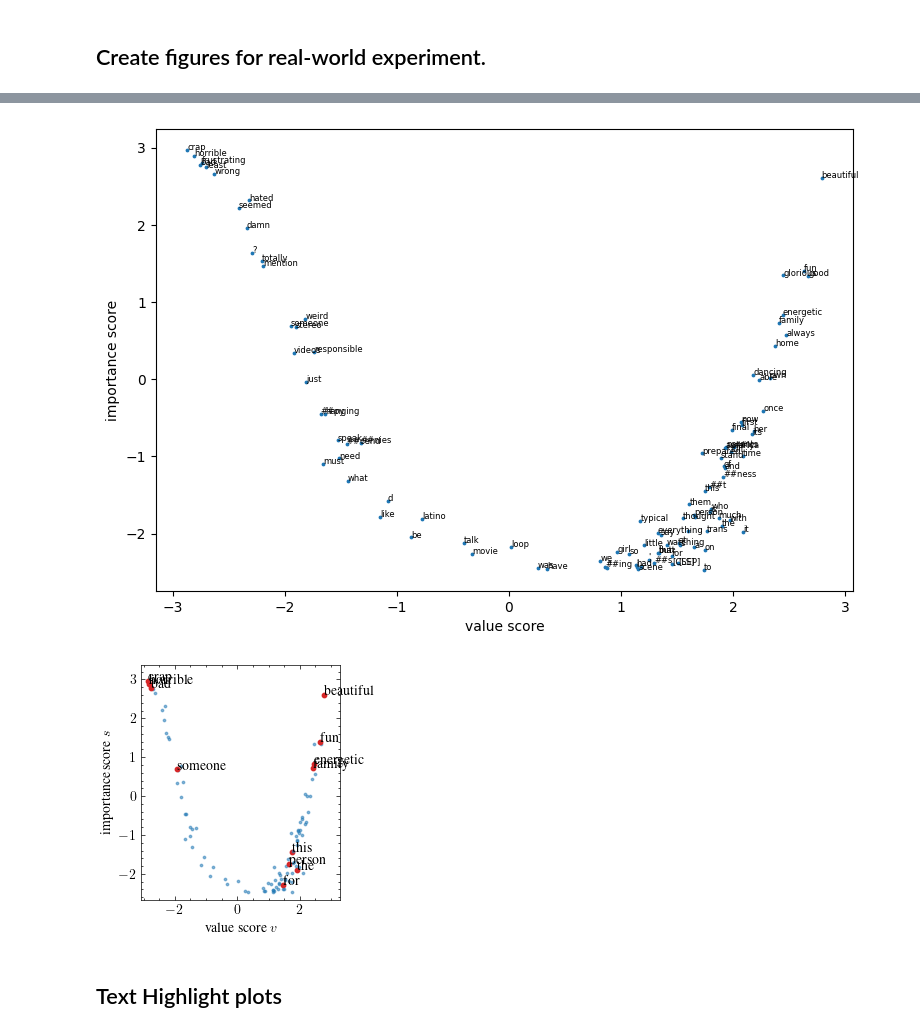
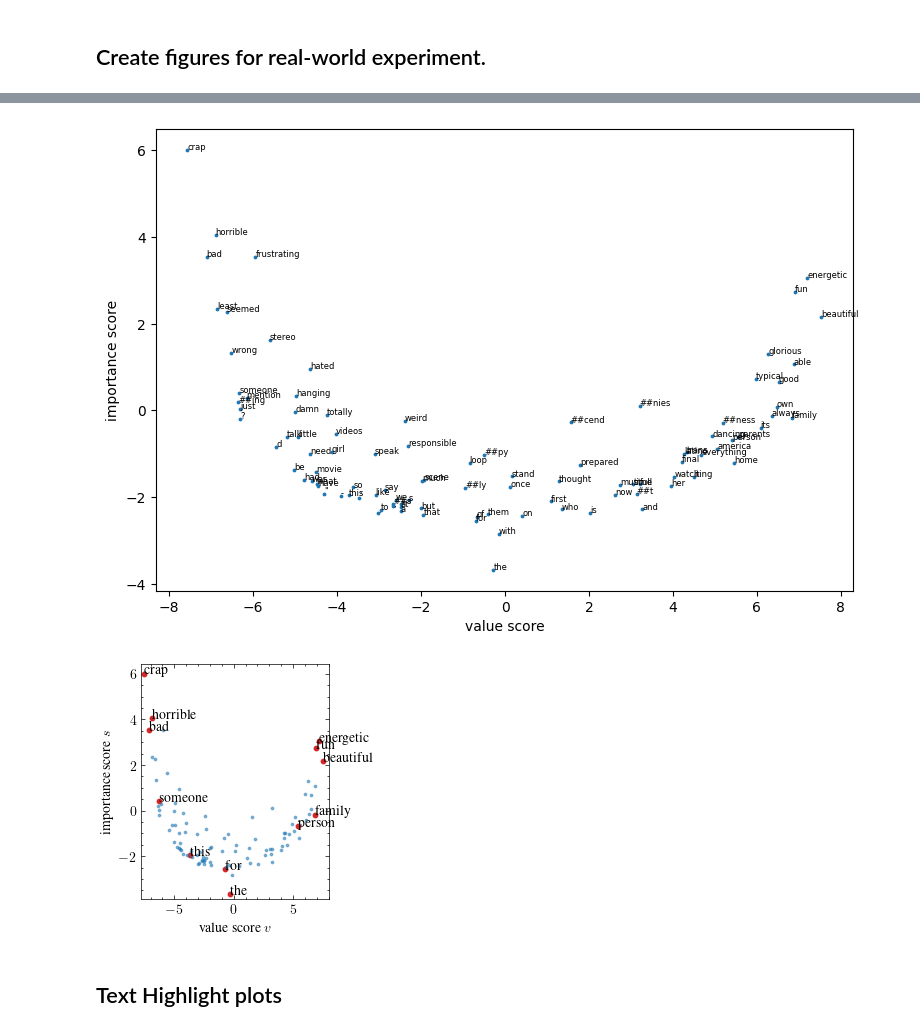
Before and after one commit to tleemann/slalom_explanations, a Jupyter notebook: notebooks/E_RealWorldPlots.ipynb, the cells around one changed output, grey strips where cells are left out. Saved outputs shown, nothing was run; the diff lists cells and outputs as text; code cells hidden in the pictures.

```diff
--- a/notebooks/E_RealWorldPlots.ipynb
+++ b/notebooks/E_RealWorldPlots.ipynb
@@ -17,10 +17,10 @@ to train the models on IMDB.
 # %%
 from transformers import AutoTokenizer
 import torch
-path = "/mnt/ssd3/tobias/AttentionMatricesRaw/models"
-run_long = "imdb_bert_2_r7"
-# run_long = "imdb_gpt2_2_r7"
-from slalom_explanations.transformer_models import Bert, GPT2
+path = "models_real"
+run_long = "imdb_bert_2_r0"
+# run_long = "imdb_gpt2_2_r0"
+from experiment_utils.transformer_models import Bert, GPT2
 if "gpt" in run_long:
     tokenizer = AutoTokenizer.from_pretrained('gpt2', use_fast=True)
     model_obj = GPT2(n_layers=2, n_heads=12, pretrained=True)
@@ -120,7 +100,7 @@ plt.gcf().set_size_inches(9,6)
 #plt.gcf().savefig(f"figures/E_scatter_id{sample_id}_{run}.pdf")
 #plt.plot([-2, 2], [-2,2], "--k")
 # %% [output]
-[figure, old version]
+[figure, new version]
 # %%
 print_toks = {(2, "bert"):
                   (["fun", "bad", "crap", "horrible", "someone", "the", "beautiful", "energetic", "fun", "for", "this", "person", "family"], 0.5, 0.4),
@@ -128,35 +108,37 @@ print_toks = {(2, "bert"):
                   (["frustrating", "bad", "crappy", "-rible", "the", "beautiful", "energetic", "hated", "for", "person", "family"], 3.2, 0.2)}
 # %%
 # First scatter plot
+
+model_type = "gpt" if "gpt" in run_long else "bert"
 sample_id=2
 import matplotlib.pyplot as plt
 plt.style.use('./figures/matplot.mplstyle')
 max_v = max([v[1] for v in slalom_weights.values()])
 max_s = max([v[0] for v in slalom_weights.values()])
 min_v = min([v[1] for v in slalom_weights.values()])
 min_s = min([v[0] for v in slalom_weights.values()])
 for k, v in slalom_weights.items():
     tok_str = k
-    if run=="gpt":
+    if "gpt" in run_long:
         if tok_str[0] != "Ġ":
             tok_str = "-" + tok_str
     tok_str = tok_str.replace("Ġ", "")
 
-    if tok_str in print_toks[(sample_id, run)][0]:
+    if tok_str in print_toks[(sample_id, model_type)][0]:
         plt.scatter([v[1]], [v[0]], 10, c="tab:red")
         plt.annotate(tok_str, xy=(v[1], v[0]))
     else:
         plt.scatter([v[1]], [v[0]], 3, c="tab:blue", alpha=0.5)
-plt.xlim([min_v-0.2, max_v+print_toks[(sample_id, run)][1]])
-plt.ylim([min_s-0.2, max_s+print_toks[(sample_id, run)][2]])
+plt.xlim([min_v-0.2, max_v+print_toks[(sample_id, model_type)][1]])
+plt.ylim([min_s-0.2, max_s+print_toks[(sample_id, model_type)][2]])
 plt.grid(None)
 plt.xlabel(r"value score $v$")
 plt.ylabel(r"importance score $s$")
 plt.gcf().set_size_inches(3,3)
 plt.tight_layout()
 #plt.gcf().savefig(f"figures/f_{run}_{sample_id}_scatter.pdf")
 # %% [output]
-[figure, old version]
+[figure, new version]
 # %% [markdown]
 ## Text Highlight plots
 # %%
```
Also changed, not shown: parts of 10 cells of this notebook, 11 other files.
